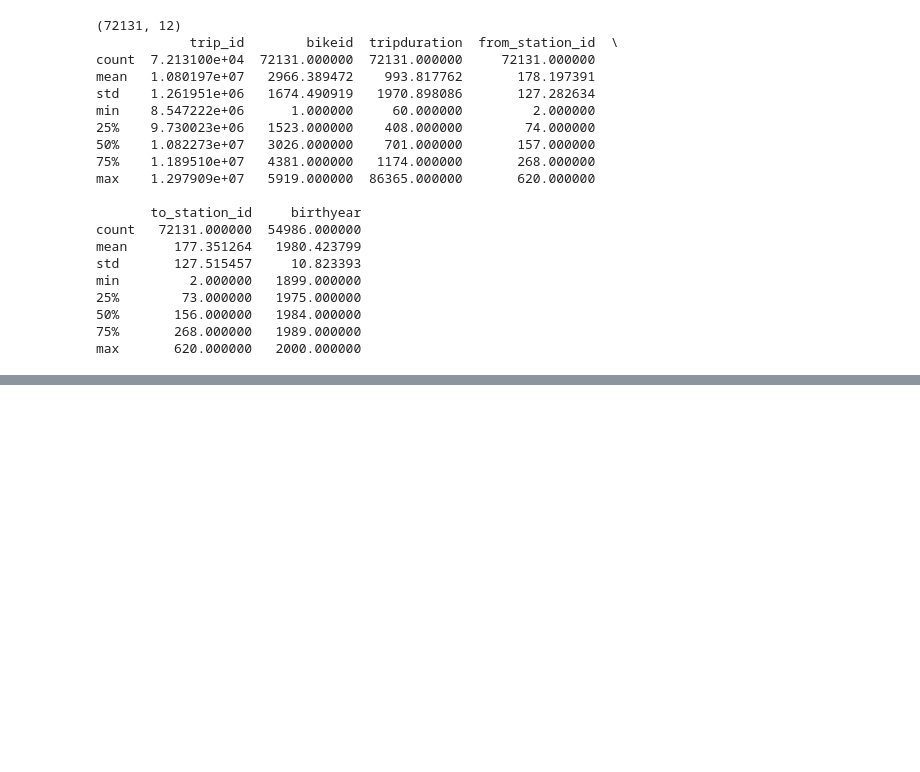
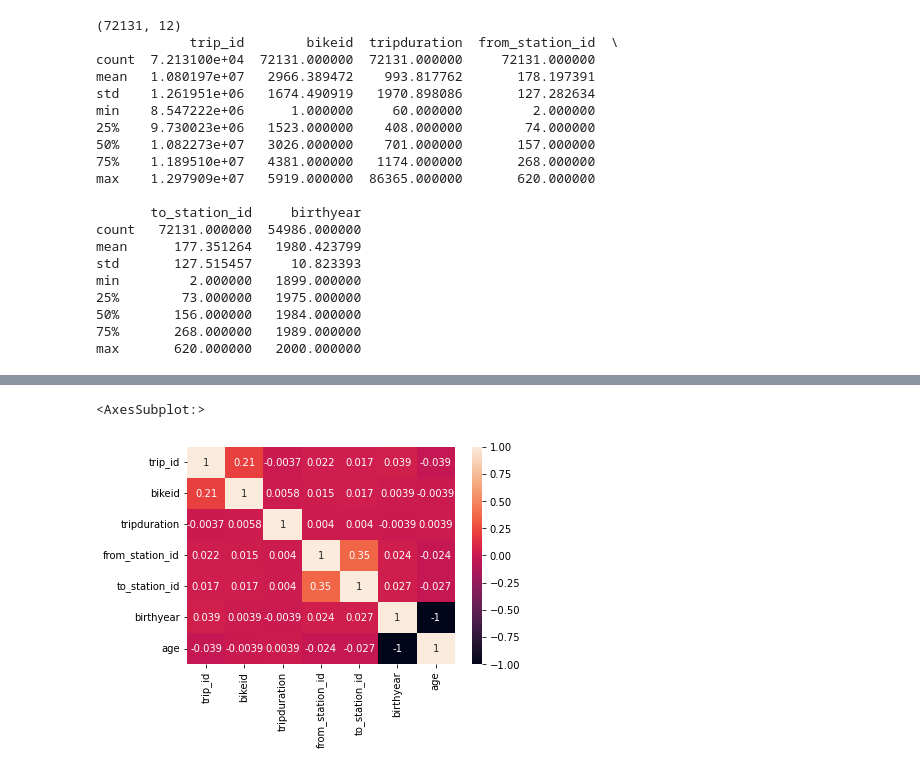
Before and after one commit to TrellixVulnTeam/bikeshare_project_W1CO, a Jupyter notebook: bikeshare_eda.ipynb, the cells around one changed output, grey strips where cells are left out. Drawn from its saved outputs; the diff is of its cells as text; code cells hidden in the pictures; blank space fills up the shorter version.

```diff
--- a/bikeshare_eda.ipynb
+++ b/bikeshare_eda.ipynb
@@ -41,5 +41,13 @@ min         2.000000   1899.000000
 50%       156.000000   1984.000000
 75%       268.000000   1989.000000
 max       620.000000   2000.000000
+# %%
+# user as old as 117?
+df[df['birthyear'] < 1920].count()
+
+df['age'] = 2016-df['birthyear']
+# %%
+#convert tripduration from seconds to minutes
+df['tripduration'] = df['tripduration'] / 60
 # %%
 #check for na values
@@ -45,0 +82,7 @@ max       620.000000   2000.000000
+# %%
+#Check for any correlation
+sns.heatmap(df.corr(), annot=True)
+plt.show()
+# %% [output]
+<AxesSubplot:>
+[figure, added]
```
Also changed, not shown: parts of 14 cells of this notebook.
